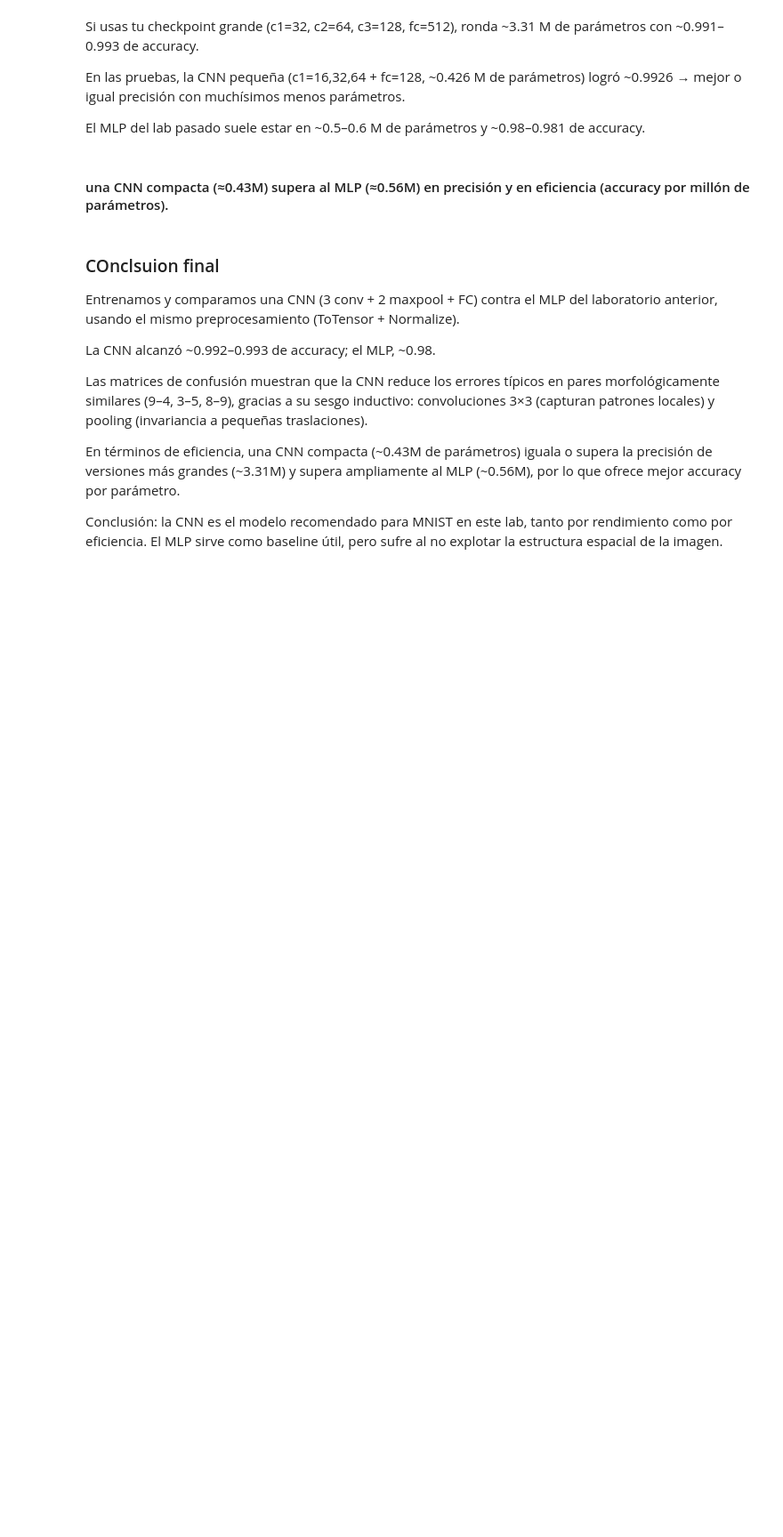
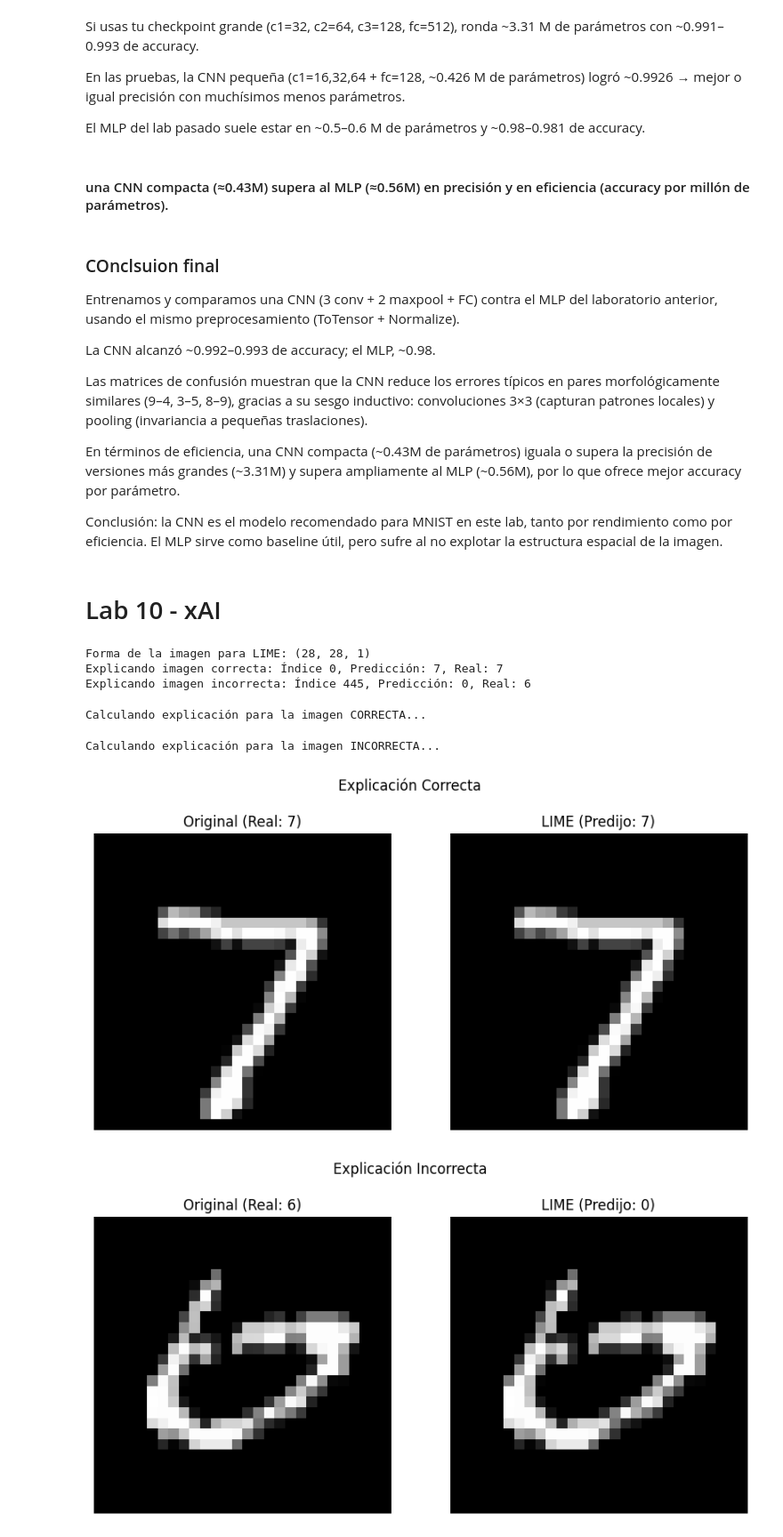
Before and after one commit to DiegoLinares11/Lab4-CNN, a Jupyter notebook: CNN.ipynb, the cells around one changed output. Shown at 89% size. Cells and saved outputs as stored; diff of their text form; code cells hidden in the pictures; blank space fills up the shorter version.

```diff
--- a/CNN.ipynb
+++ b/CNN.ipynb
@@ -385,3 +383,5 @@ Las matrices de confusión muestran que la CNN reduce los errores típicos en pa
 En términos de eficiencia, una CNN compacta (~0.43M de parámetros) iguala o supera la precisión de versiones más grandes (~3.31M) y supera ampliamente al MLP (~0.56M), por lo que ofrece mejor accuracy por parámetro.
 
 Conclusión: la CNN es el modelo recomendado para MNIST en este lab, tanto por rendimiento como por eficiencia. El MLP sirve como baseline útil, pero sufre al no explotar la estructura espacial de la imagen.
+# %% [markdown]
+# Lab 10 - xAI
@@ -387,0 +412,66 @@ Conclusión: la CNN es el modelo recomendado para MNIST en este lab, tanto por r
+# %%
+correct_indices = np.where(p_cnn == y_cnn)[0]
+misclassified_indices = np.where(p_cnn != y_cnn)[0]
+
+idx_correct = correct_indices[0]
+idx_misclassified = misclassified_indices[0]
+
+img_correct_tensor, label_correct = test_ds_lime[idx_correct]
+img_mis_tensor, label_mis = test_ds_lime[idx_misclassified]
+
+img_correct_lime = img_correct_tensor.permute(1, 2, 0).numpy()
+
+print(f"Forma de la imagen para LIME: {img_correct_lime.shape}")
+print(f"Explicando imagen correcta: Índice {idx_correct}, Predicción: {p_cnn[idx_correct]}, Real: {y_cnn[idx_correct]}")
+print(f"Explicando imagen incorrecta: Índice {idx_misclassified}, Predicción: {p_cnn[idx_misclassified]}, Real: {y_cnn[idx_misclassified]}")
+# %% [output]
+Forma de la imagen para LIME: (28, 28, 1)
+Explicando imagen correcta: Índice 0, Predicción: 7, Real: 7
+Explicando imagen incorrecta: Índice 445, Predicción: 0, Real: 6
+# %%
+explainer = lime_image.LimeImageExplainer()
+segmenter = SegmentationAlgorithm('quickshift', kernel_size=4, max_dist=200, ratio=0.2, random_seed=42, convert2lab=False)
+
+print("Calculando explicación para la imagen CORRECTA...")
+explanation_correct = explainer.explain_instance(img_correct_lime, predict_fn_pytorch, top_labels=1, num_samples=1000, segmentation_fn=segmenter, hide_color=0)
+
+print("Calculando explicación para la imagen INCORRECTA...")
+explanation_mis = explainer.explain_instance(img_mis_lime, predict_fn_pytorch, top_labels=1, num_samples=1000, segmentation_fn=segmenter, hide_color=0)
+
+label_pred_correct = p_cnn[idx_correct]
+temp_correct, mask_correct = explanation_correct.get_image_and_mask(label_pred_correct, positive_only=True, num_features=5)
+
+plt.figure(figsize=(10, 5))
+plt.subplot(1, 2, 1)
+plt.imshow(img_correct_lime.squeeze(), cmap='gray')
+plt.title(f"Original (Real: {label_correct})")
+plt.axis('off')
+plt.subplot(1, 2, 2)
+plt.imshow(mark_boundaries(gray2rgb(temp_correct.squeeze()), mask_correct))
+plt.title(f"LIME (Predijo: {label_pred_correct})")
+plt.axis('off')
+plt.suptitle("Explicación Correcta")
+plt.savefig("lime_correcta.png")
+plt.show()
+
+label_pred_mis = p_cnn[idx_misclassified]
+label_real_mis = y_cnn[idx_misclassified]
+temp_mis, mask_mis = explanation_mis.get_image_and_mask(label_pred_mis, positive_only=True, num_features=5)
+
+plt.figure(figsize=(10, 5))
+plt.subplot(1, 2, 1)
+plt.imshow(img_mis_lime.squeeze(), cmap='gray')
+plt.title(f"Original (Real: {label_real_mis})")
+plt.axis('off')
+plt.subplot(1, 2, 2)
+plt.imshow(mark_boundaries(gray2rgb(temp_mis.squeeze()), mask_mis))
+plt.title(f"LIME (Predijo: {label_pred_mis})")
+plt.axis('off')
+plt.suptitle("Explicación Incorrecta")
+plt.savefig("lime_incorrecta.png")
+plt.show()
+# %% [output]
+Calculando explicación para la imagen CORRECTA...
+Calculando explicación para la imagen INCORRECTA...
+[figure, added]
+[figure, added]
```
Also changed, not shown: parts of 7 cells of this notebook, 2 other files.
